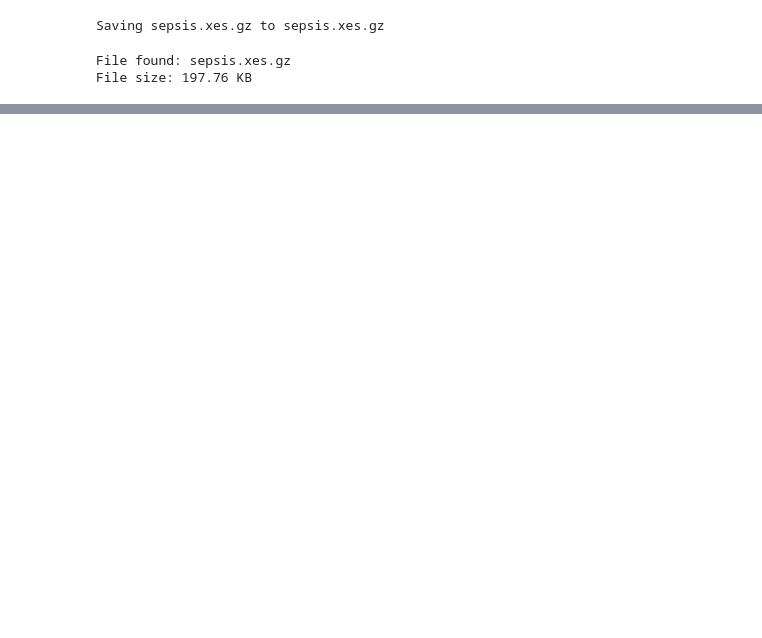
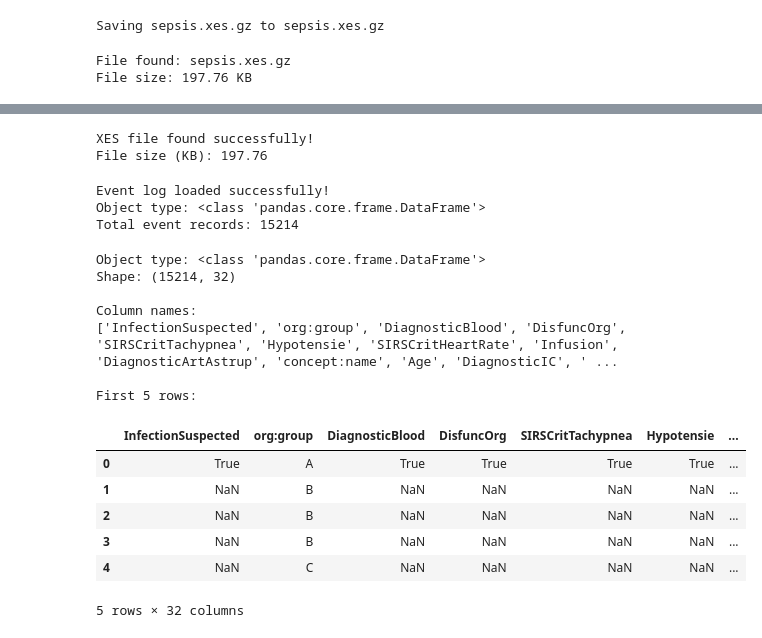
Before and after one commit to shrutimali25/CareFlow, a Jupyter notebook: notebooks/CareFlow_Process_Mining.ipynb, the cells around one changed output, grey strips where cells are left out. Saved outputs shown, nothing was run; the diff lists cells and outputs as text; code cells hidden in the pictures; blank space fills up the shorter version.

```diff
--- a/notebooks/CareFlow_Process_Mining.ipynb
+++ b/notebooks/CareFlow_Process_Mining.ipynb
@@ -475,0 +573,52 @@ PM4Py version: 2.7.23.11
+# %%
+import os
+
+xes_path = "/content/sepsis.xes.gz"
+
+if os.path.exists(xes_path):
+    print("XES file found successfully!")
+    print("File size (KB):", round(os.path.getsize(xes_path) / 1024, 2))
+else:
+    print("XES file not found. Please upload it again.")
+# %% [output]
+XES file found successfully!
+File size (KB): 197.76
+# %%
+
+import pm4py
+
+xes_path = "/content/sepsis.xes.gz"
+
+event_log = pm4py.read_xes(xes_path)
+
+print("Event log loaded successfully!")
+print("Object type:", type(event_log))
+print("Total event records:", len(event_log))
+# %% [output]
+Event log loaded successfully!
+Object type: <class 'pandas.core.frame.DataFrame'>
+Total event records: 15214
+# %%
+print("Object type:", type(event_log))
+print("Shape:", event_log.shape)
+
+print("\nColumn names:")
+print(event_log.columns.tolist())
+
+print("\nFirst 5 rows:")
+display(event_log.head())
+# %% [output]
+Object type: <class 'pandas.core.frame.DataFrame'>
+Shape: (15214, 32)
+
+Column names:
+['InfectionSuspected', 'org:group', 'DiagnosticBlood', 'DisfuncOrg', 'SIRSCritTachypnea', 'Hypotensie', 'SIRSCritHeartRate', 'Infusion', 'DiagnosticArtAstrup', 'concept:name', 'Age', 'DiagnosticIC', ' ...
+
+First 5 rows:
+|  | InfectionSuspected | org:group | DiagnosticBlood | DisfuncOrg | SIRSCritTachypnea | Hypotensie | ... |
+| 0 | True | A | True | True | True | True | ... |
+| 1 | NaN | B | NaN | NaN | NaN | NaN | ... |
+| 2 | NaN | B | NaN | NaN | NaN | NaN | ... |
+| 3 | NaN | B | NaN | NaN | NaN | NaN | ... |
+| 4 | NaN | C | NaN | NaN | NaN | NaN | ... |
+5 rows × 32 columns
```
Also changed, not shown: parts of 14 cells of this notebook.
